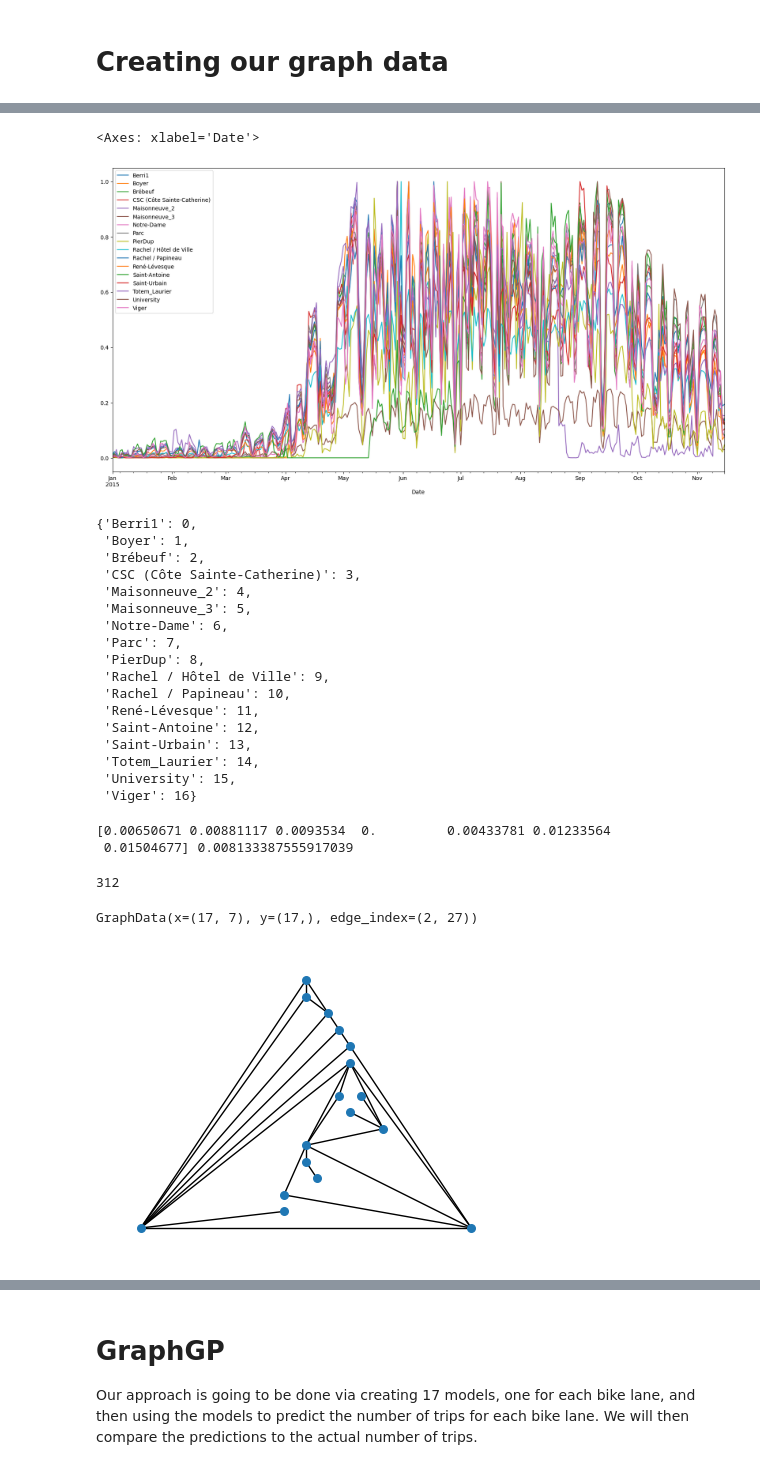
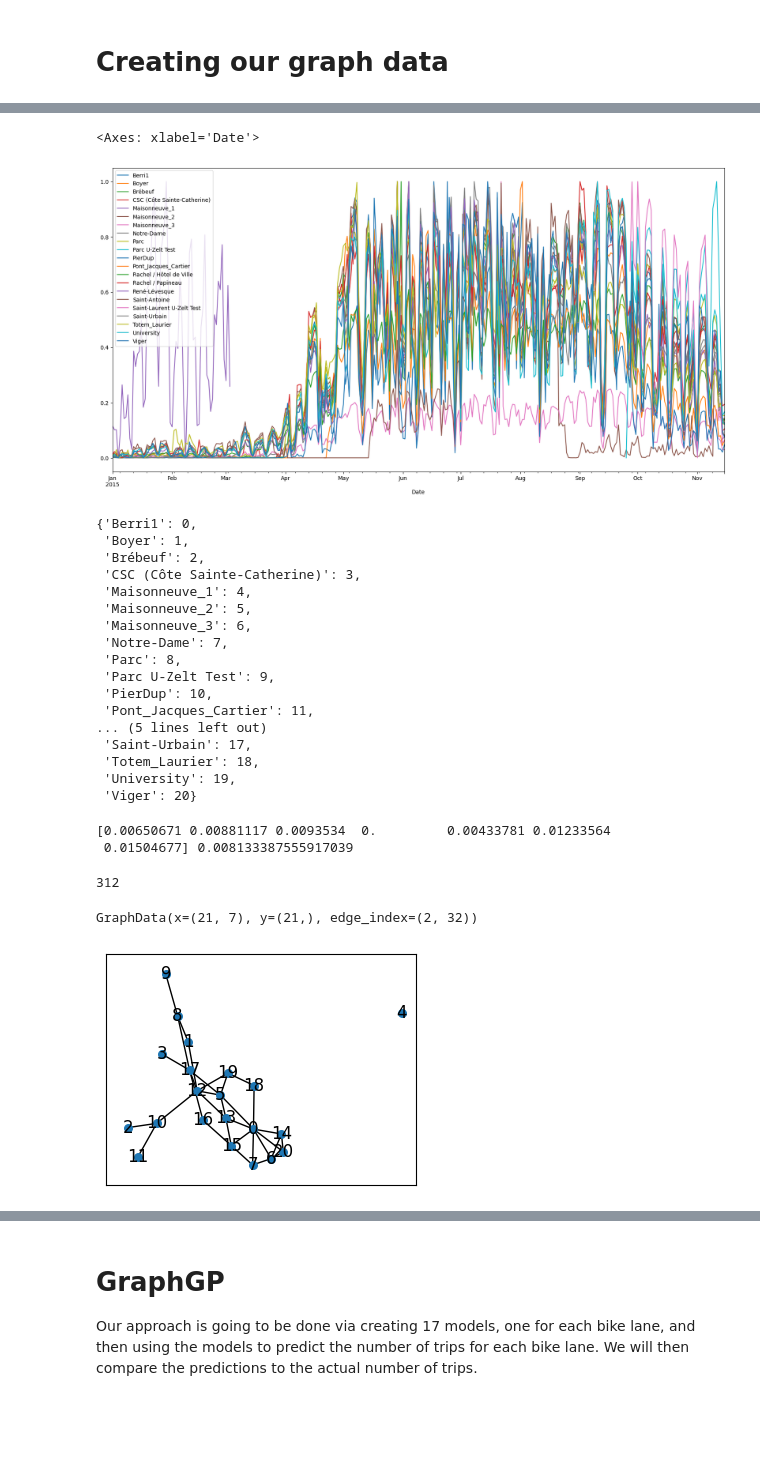
Before and after one commit to ufabc-bcc/srbench-competition-2023-track-2-c-bio-ufpr, a Jupyter notebook: graphGP.ipynb, the cells around one changed output, grey strips where cells are left out. Saved outputs shown, nothing was run; the diff lists cells and outputs as text; code cells hidden in the pictures; blank space fills up the shorter version.

Commit message:
feat: adding the bike lanes with missing data

```diff
--- a/graphGP.ipynb
+++ b/graphGP.ipynb
@@ -17,7 +20,7 @@ from pysr import PySRRegressor
 # load bike dataset from datasets folder
 bike_data = pd.read_csv('datasets/MontrealBikeLane.csv')
 # removing columns that have any missing data
-bike_data = bike_data.dropna(axis=1)
+# bike_data = bike_data.dropna(axis=1)
 bike_data["Date"] = pd.to_datetime(bike_data["Date"], format="%d/%m/%Y")
 bike_data = bike_data.sort_values(by=['Date', 'Time'], ascending=True)
 bike_data = bike_data.reset_index(drop=True)
@@ -66,7 +71,7 @@ bike_data.head(12)
 bike_data.loc[:, [col not in  ["Time"] for col in bike_data.columns]].plot(x="Date", figsize=(20,10))
 # %% [output]
 <Axes: xlabel='Date'>
-[figure, old version]
+[figure, new version]
 # %%
 # create dictionary with column names and index order starting from 0 excluding Date and Time
 # this is because we want to predict the number of bikes in the future
@@ -81,19 +86,19 @@ node_encoder
  'Boyer': 1,
  'Brébeuf': 2,
  'CSC (Côte Sainte-Catherine)': 3,
- 'Maisonneuve_2': 4,
- 'Maisonneuve_3': 5,
- 'Notre-Dame': 6,
- 'Parc': 7,
- 'PierDup': 8,
- 'Rachel / Hôtel de Ville': 9,
- 'Rachel / Papineau': 10,
- 'René-Lévesque': 11,
- 'Saint-Antoine': 12,
- 'Saint-Urbain': 13,
- 'Totem_Laurier': 14,
- 'University': 15,
- 'Viger': 16}
+ 'Maisonneuve_1': 4,
+ 'Maisonneuve_2': 5,
+ 'Maisonneuve_3': 6,
+ 'Notre-Dame': 7,
+ 'Parc': 8,
+ 'Parc U-Zelt Test': 9,
+ 'PierDup': 10,
+ 'Pont_Jacques_Cartier': 11,
+... (5 lines left out)
+ 'Saint-Urbain': 17,
+ 'Totem_Laurier': 18,
+ 'University': 19,
+ 'Viger': 20}
 # %%
 # open the BikeLanesConnections.txt and extract the connections between the nodes via links in the PyG format.
 # Use the previous function of node enconder to transforms bike lanes name to the desired encoded format.
@@ -185,18 +190,18 @@ graph = graph_list[0]
 graph
 # %% [output]
 312
-GraphData(x=(17, 7), y=(17,), edge_index=(2, 27))
+GraphData(x=(21, 7), y=(21,), edge_index=(2, 32))
 # %%
 def plot_graph(g):
     plt.figure(figsize=(4, 3))
-    nx.draw_planar(g, node_size=30, arrows=False, node_color=None)
+    nx.draw_networkx(g, node_size=30, arrows=False, node_color=None)
     plt.show()
 
 
 g = graph.to_networkx()
 plot_graph(g)
 # %% [output]
-[figure, old version]
+[figure, new version]
 # %%
 class RandomNodeSplitter:
     def __init__(self, train_val_test_ratio = [0.8, 0.1, 0.1]):
```
Also changed, not shown: parts of 9 cells of this notebook, 2 other files.
